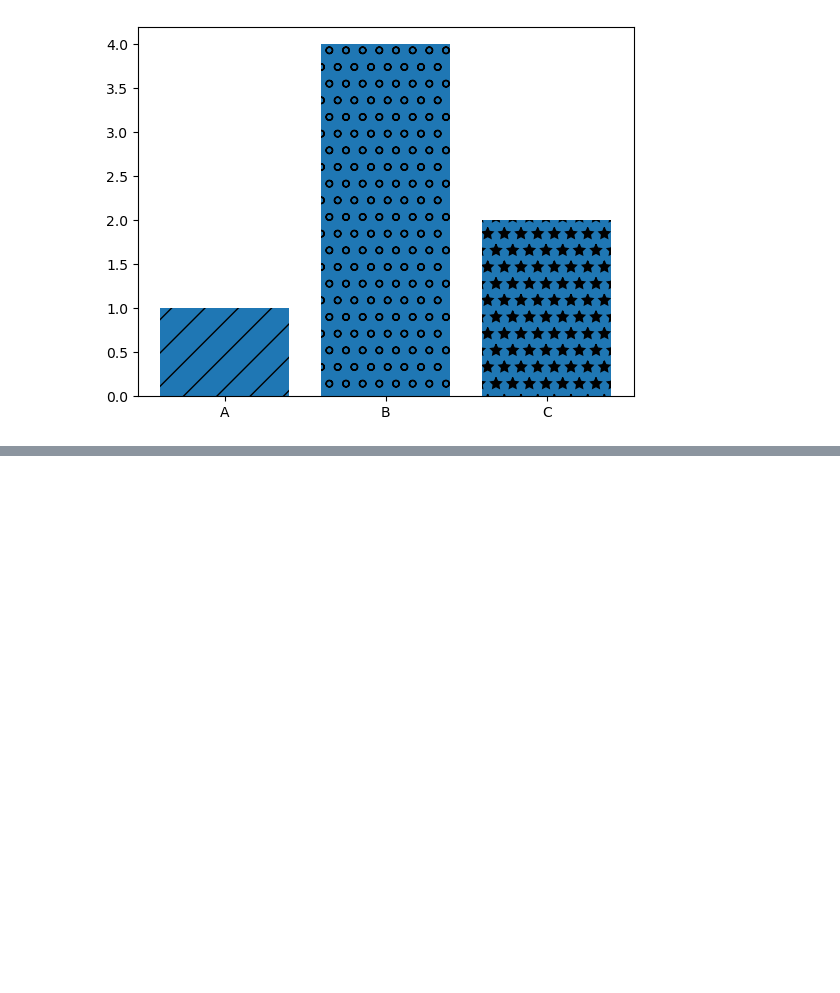
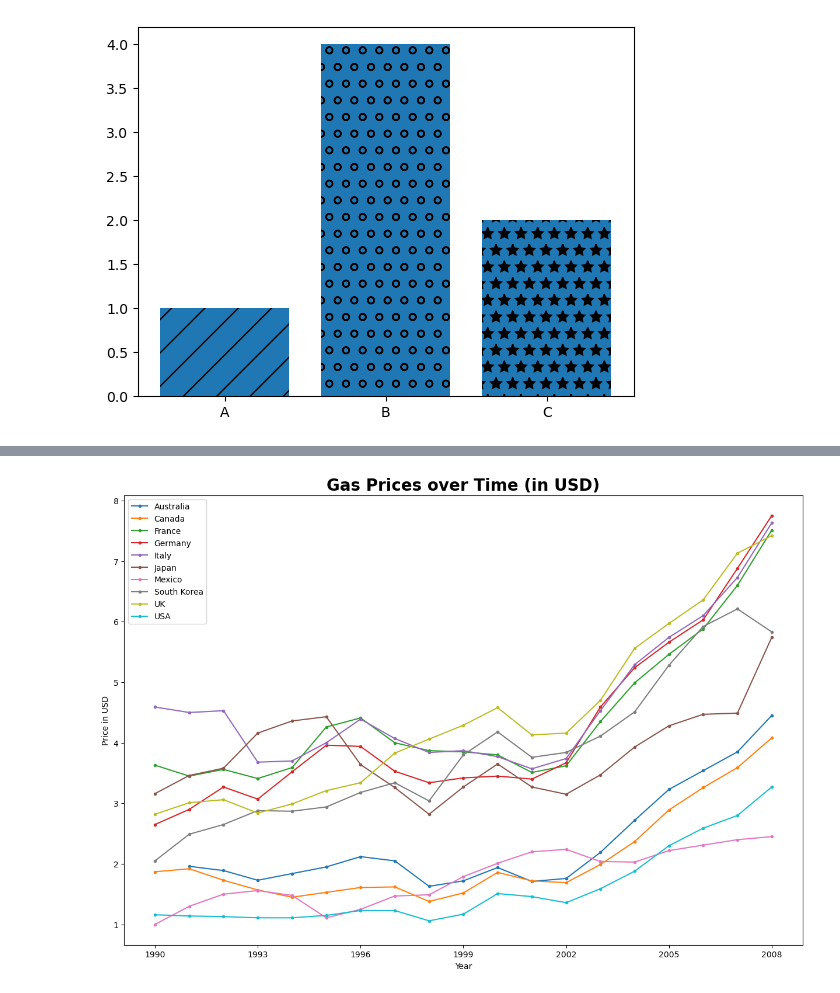
Before and after one commit to bishal-777/foundations_for_ml, a Jupyter notebook: matplotlib.ipynb, the cells around one changed output, grey strips where cells are left out. Saved outputs shown, nothing was run; the diff lists cells and outputs as text; code cells hidden in the pictures; blank space fills up the shorter version.

Commit message:
visualized gas prices in line graph

```diff
--- a/matplotlib.ipynb
+++ b/matplotlib.ipynb
@@ -48,0 +54,3 @@ plt.show()
+# %%
+gas=pd.read_csv('gas_prices.csv')
+gas.head(5)
@@ -48,0 +64,24 @@ plt.show()
+# %%
+plt.figure(figsize=(15,10))
+
+plt.title('Gas Prices over Time (in USD)',fontdict={'fontweight':'bold','fontsize':20})
+"""
+plt.plot(gas.Year,gas.USA,label='USA',marker='.',linestyle='-')
+plt.plot(gas.Year,gas.Canada,label='Canada',marker='.',linestyle='-')
+plt.plot(gas.Year,gas['South Korea'],label='South Korea',marker='.',linestyle='-')
+plt.plot(gas.Year,gas.Australia,label='Australia',marker='.',linestyle='-')
+"""
+for country in gas:
+    if country!='Year':
+        plt.plot(gas.Year,gas[country],marker='.',linestyle='-',label=country)
+
+plt.xticks(gas.Year[::3])
+
+plt.xlabel('Year')
+plt.ylabel('Price in USD')
+
+plt.legend()
+
+plt.show()
+# %% [output]
+[figure, added]
```
Also changed, not shown: parts of 3 cells of this notebook.
